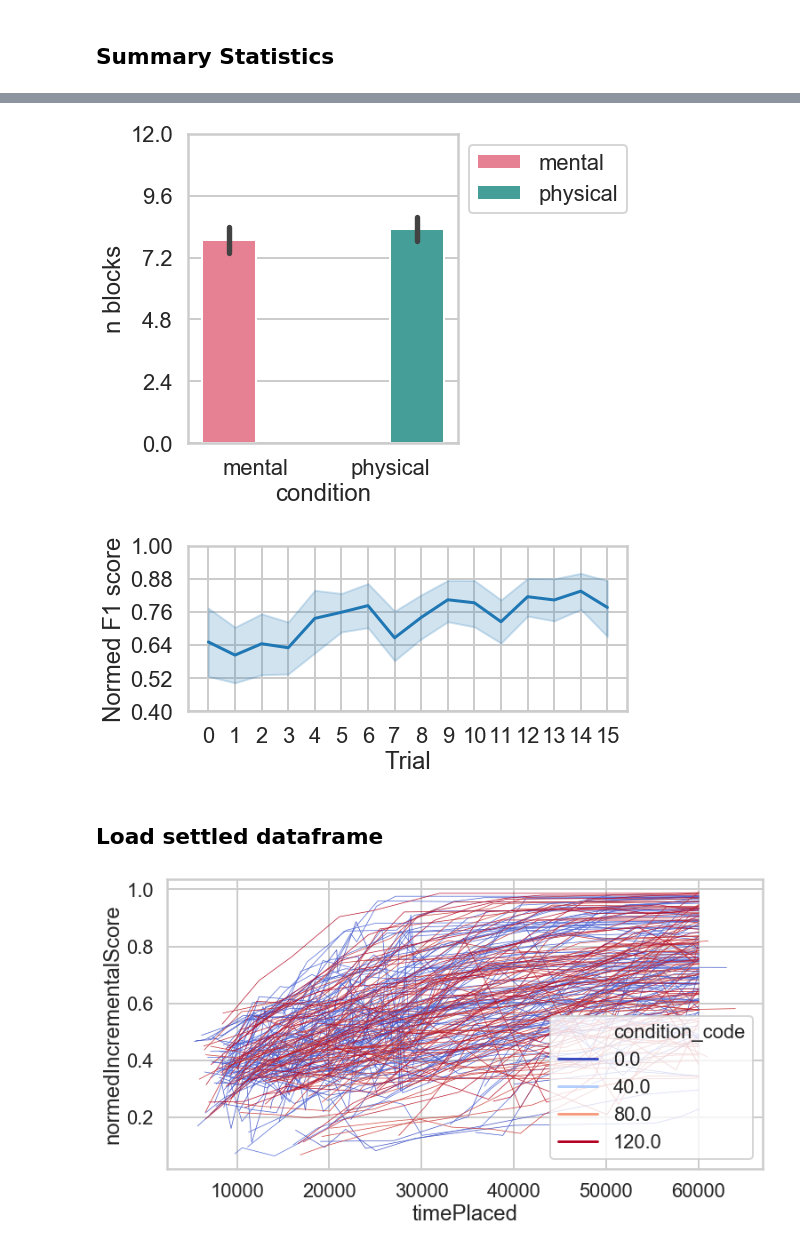
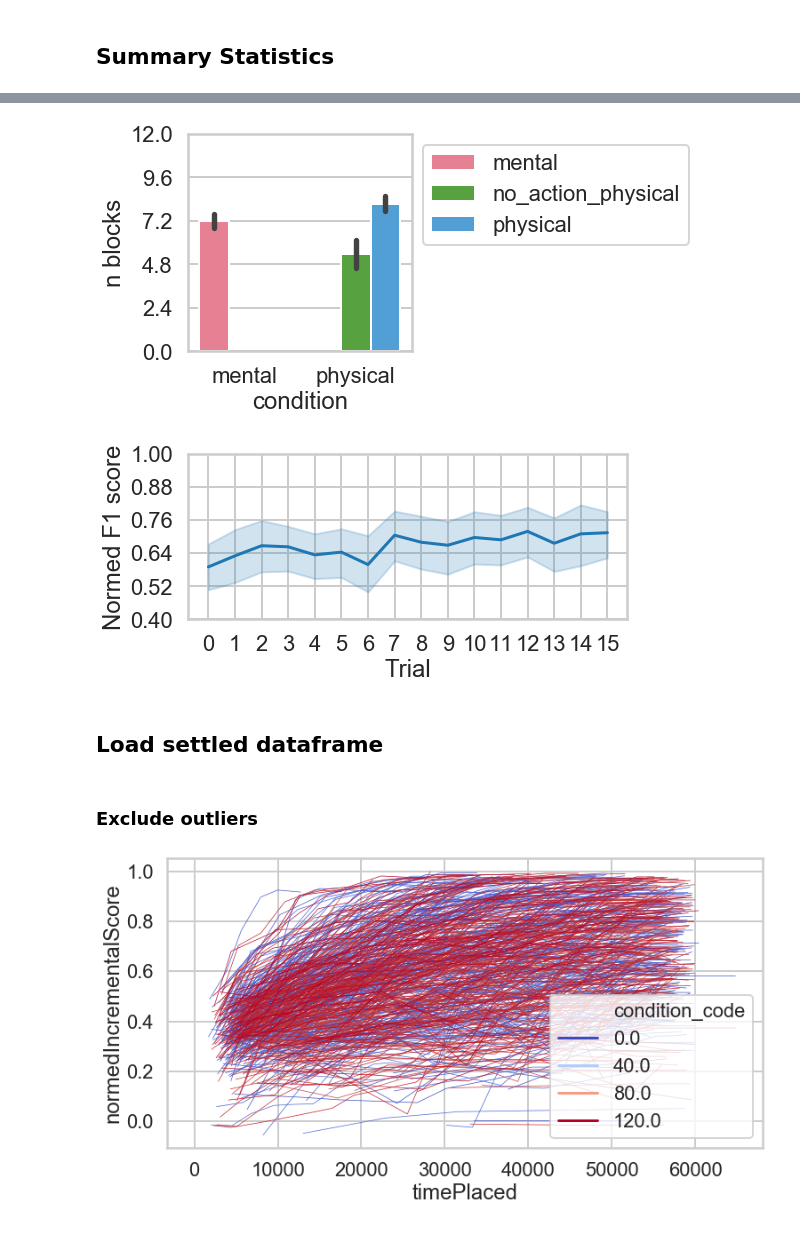
Before and after one commit to cogtoolslab/block_construction, a Jupyter notebook: analysis/will/basic_analyses.ipynb, the cells around one changed output, grey strips where cells are left out. Cells and saved outputs as stored; diff of their text form; code cells hidden in the pictures.

Commit message:
more plots including heatmap matrix

```diff
--- a/analysis/will/basic_analyses.ipynb
+++ b/analysis/will/basic_analyses.ipynb
@@ -69,3 +73,17 @@ df = pd.read_csv('block_silhouette_pilot3.csv')
+# %%
+#in progress
+iterationName = 'pilot3'
+read_path = os.path.join(csv_dir,'block_silhouette_{}.csv'.format(iterationName))
+df3 = pd.read_csv(read_path)
+
+iterationName = 'pilot4'
+read_path = os.path.join(csv_dir,'block_silhouette_{}.csv'.format(iterationName))
+df4 = pd.read_csv(read_path)
+
+df = pd.merge(df3 , df4 , how='outer')
+# %%
+low_scores = df[(df.trialNum == 15) & (df.score == 0)]['gameID']
+df = df[~df.gameID.isin(low_scores)]
 # %% [markdown]
 ## Summary Statistics
 # %%
@@ -145,0 +164,17 @@ plt.tight_layout()
+# %%
+df['extendedCondition'] = df['condition']
+df.loc[(df.condition == 'physical') & (df.numBlocksExplore == 0),'extendedCondition'] = 'no_action_physical'
+
+fig = plt.figure(figsize=(4,4))
+sns.set_context('poster')
+sns.set_style('whitegrid', {'legend.frameon':False})
+b = sns.barplot(data = df,
+                palette='husl',
+                hue='extendedCondition',
+                x='condition',
+                y='normedScore')
+plt.legend(bbox_to_anchor=(1.0,1))
+plt.ylabel('Normed F1 score')
+plt.xlabel('Condition')
+plt.yticks(np.linspace(0,1,6))
+plt.tight_layout()
@@ -146,23 +183,25 @@ plt.tight_layout()
+# %%
+# Add a condition for physical with 0 actions
+df['extendedCondition'] = df['condition']
+df.loc[(df.condition == 'physical') & (df.numBlocksExplore == 0),'extendedCondition'] = 'no_action_physical'
 # %%
-nblocks_condition = df_for_analysis[['condition','numBlocks']]
-
-fig = plt.figure(figsize=(8,6))
+fig = plt.figure(figsize=(4,4))
 sns.set_context('poster')
 sns.set_style('whitegrid', {'legend.frameon':False})
-b = sns.barplot(data=nblocks_condition,
+b = sns.barplot(data=df,
                 palette='husl',
-                hue='condition',
+                hue='extendedCondition',
                 x='condition',
                 y='numBlocks')
 plt.legend(bbox_to_anchor=(1.0,1))
 plt.ylabel('n blocks')
 plt.xlabel('condition')
 plt.yticks(np.linspace(0,12,6))
 plt.tight_layout()
 # %% [output]
-[figure, old version]
+[figure, new version]
 # %%
-score_trials = df_for_analysis[['trialNum','normedScore']]
+score_trials = df[['trialNum','normedScore']]
 
 fig = plt.figure(figsize=(8,4))
 sns.set_context('poster')
@@ -177,6 +216,6 @@ plt.yticks(np.linspace(0.4,1,6))
 plt.xticks(np.linspace(0,15,16))
 plt.tight_layout()
 # %% [output]
-[figure, old version]
+[figure, new version]
 # %% [markdown]
 ## Load settled dataframe
@@ -182,0 +228,2 @@ plt.tight_layout()
+# %% [markdown]
+### Exclude outliers
@@ -210,11 +263,11 @@ ax = sns.lineplot(x="timePlaced",
                   units="subject_trial",
                   palette='coolwarm',
                   estimator=None, lw=0.7,
-                  data=dfs)
+                  data=dfs[dfs['phase']=='build'])
 
 #red is mental, blue is physical
 # %% [output]
-[figure, old version]
+[figure, new version]
 # %%
 # 'Scores over time across participant and structure, by condition'
 
```
Also changed, not shown: parts of 25 cells of this notebook, 2 other files.
